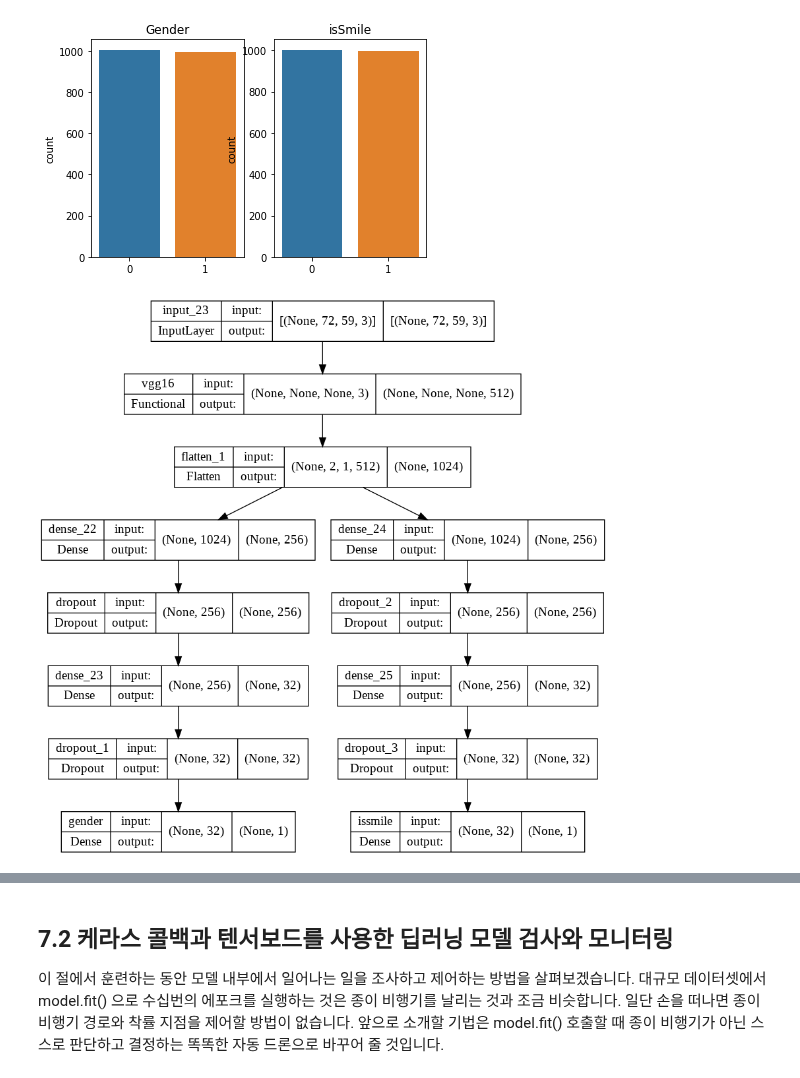
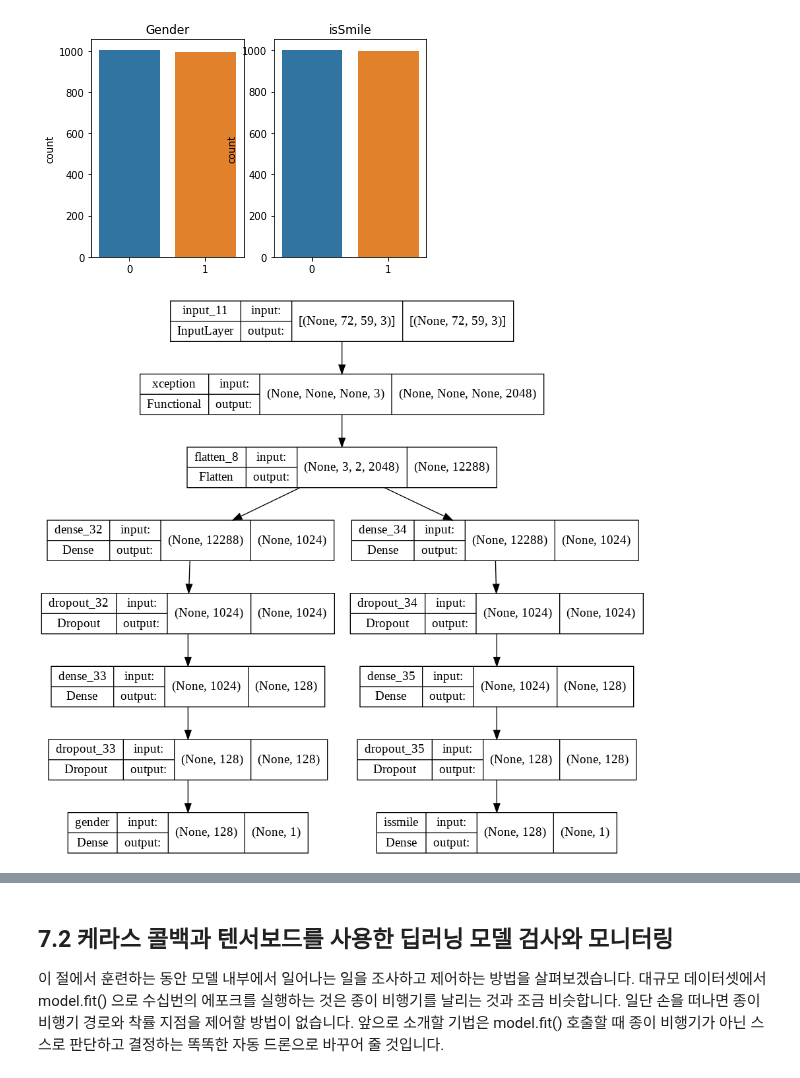
Before and after one commit to yebiny/SkillTreePython-DeepLearning, a Jupyter notebook: 02.케라스_창시자에게_배우는_딥러닝/해설/7_1_Advanced_tools_for_deep_learning.ipynb, the cells around one changed output, grey strips where cells are left out. Saved outputs shown, nothing was run; the diff lists cells and outputs as text; code cells hidden in the pictures.

```diff
--- a/02.케라스_창시자에게_배우는_딥러닝/해설/7_1_Advanced_tools_for_deep_learning.ipynb
+++ b/02.케라스_창시자에게_배우는_딥러닝/해설/7_1_Advanced_tools_for_deep_learning.ipynb
@@ -362,34 +366,35 @@ Text(0.5, 1.0, 'isSmile')
 [figure]
 # %%
 # 실제로는 이정도 데이터셋의 이미지크기에, 이정도 난이도 문제에는 이 방법을 비추천
-base_model = tf.keras.applications.VGG16(weights= None, # 최적화된 학습 파라미터 사용하지 않겠다.
+base_model = tf.keras.applications.Xception(weights= None, # 최적화된 학습 파라미터 사용하지 않겠다.
                                             # 전이학습 : 최적화된 학습 파라미터 사용하는거 -> 내일
                                             include_top=False # 인풋 shape 정의 되지 않음
                                             # 입력 이미지의 크기를 조절 가능
                                             )
-utils.plot_model(base_model)
+#utils.plot_model(base_model)
 # %%
 def build_model():
   # 보통 이미지 전처리에서 가로세로 동일하게 맞춰준다...
   x = layers.Input(shape=(72,59,3))
+  y = layers.BatchNormalization()(x) # 정규화 층, 학습 파라미터 존재
   y = base_model(x)
   y = layers.Flatten()(y)
 
   # 성별을 맞추는 가지
-  y1 = layers.Dense(256, activation='relu')(y)
+  y1 = layers.Dense(1024, activation='relu')(y)
   y1 = layers.Dropout(0.5)(y1)
-  y1 = layers.Dense(32, activation='relu')(y1)
+  y1 = layers.Dense(128, activation='relu')(y1)
   y1 = layers.Dropout(0.5)(y1)
   y1 = layers.Dense(1, activation='sigmoid', name='gender')(y1) # 성별 : 이진분류
   # 웃고 있는지 판별하는 가지
-  y2 = layers.Dense(256, activation='relu')(y)
+  y2 = layers.Dense(1024, activation='relu')(y)
   y2 = layers.Dropout(0.5)(y2)
-  y2 = layers.Dense(32, activation='relu')(y2)
+  y2 = layers.Dense(128, activation='relu')(y2)
   y2 = layers.Dropout(0.5)(y2)
   y2 = layers.Dense(1, activation='sigmoid', name='issmile')(y2) # 성별 : 이진분류
   return models.Model(x, [y1, y2])
 model = build_model()
 utils.plot_model(model, show_shapes=True)
 # %% [output]
-[figure, old version]
+[figure, new version]
 # %%
```
Also changed, not shown: parts of 8 cells of this notebook.
